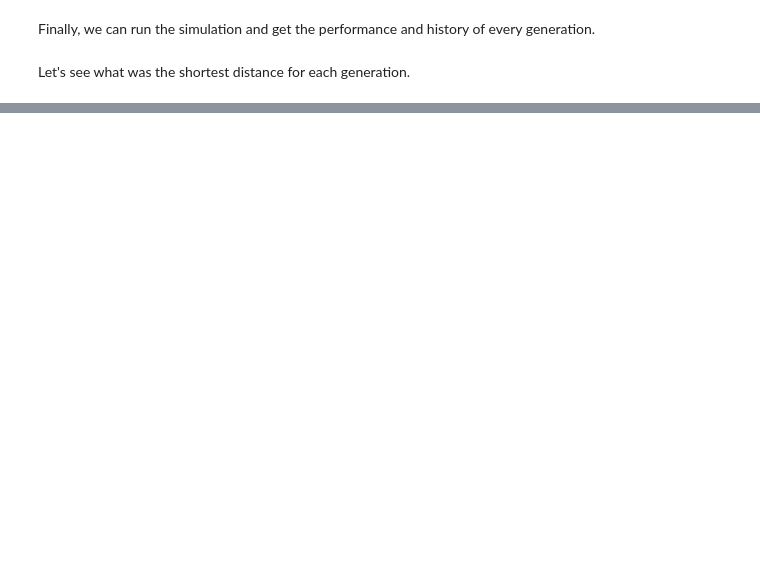
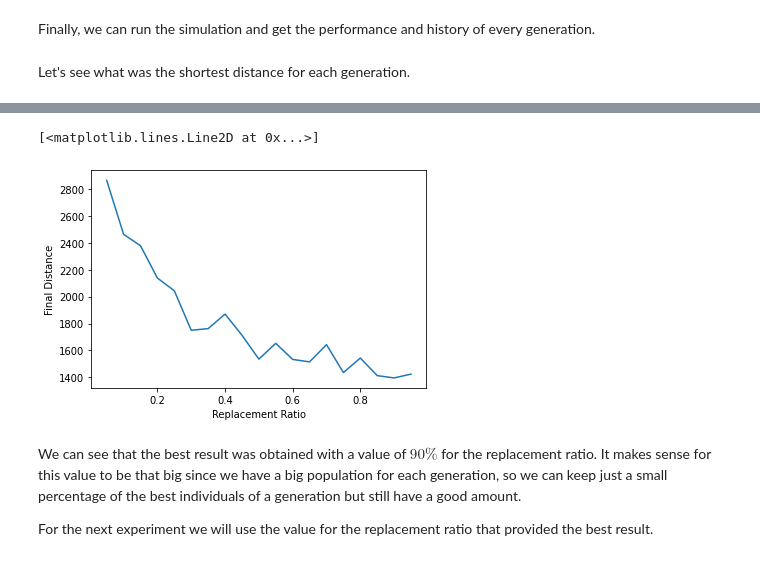
Before and after one commit to Float07/evolutionary-traveling-salesman, a Jupyter notebook: notebook.ipynb, the cells around one changed output, grey strips where cells are left out. Drawn from its saved outputs; the diff is of its cells as text; code cells hidden in the pictures; blank space fills up the shorter version.

```diff
--- a/notebook.ipynb
+++ b/notebook.ipynb
@@ -39,0 +77,4 @@ msc.plot_best_distance_per_generation(generations)
+# %%
+mutation_prob = 0.4
+evo.set_parameters(num_cities, num_generations, num_individuals, mutation_prob,
+               old_generation_ratio, map_size, rand_seed)
@@ -39,0 +89,17 @@ msc.plot_best_distance_per_generation(generations)
+# %%
+# Creating replacement ratios equally spaced by 0.05 from 0.05 to 0.95
+replacement_ratios = np.linspace(0.05, 0.95, 19)
+
+final_distances = []
+for index in progressbar(range(len(replacement_ratios))):
+    replacement_ratio = replacement_ratios[index]
+    evo.set_parameters(num_cities, num_generations, num_individuals, mutation_prob,
+               1 - replacement_ratio, map_size, rand_seed)
+    evo.run_simulation()
+    generations = evo.get_generations()
+    final_distances.append(generations[-1].individuals[0].total_distance)
+
+plt.xlabel('Replacement Ratio')
+plt.ylabel('Final Distance')
+plt.plot(replacement_ratios, final_distances)
+# %% [output]
@@ -39,0 +107,6 @@ msc.plot_best_distance_per_generation(generations)
+[<matplotlib.lines.Line2D at 0x...>]
+[figure, added]
+# %% [markdown]
+We can see that the best result was obtained with a value of $90\%$ for the replacement ratio. It makes sense for this value to be that big since we have a big population for each generation, so we can keep just a small percentage of the best individuals of a generation but still have a good amount.
+
+For the next experiment we will use the value for the replacement ratio that provided the best result.
```
Also changed, not shown: parts of 17 cells of this notebook.
